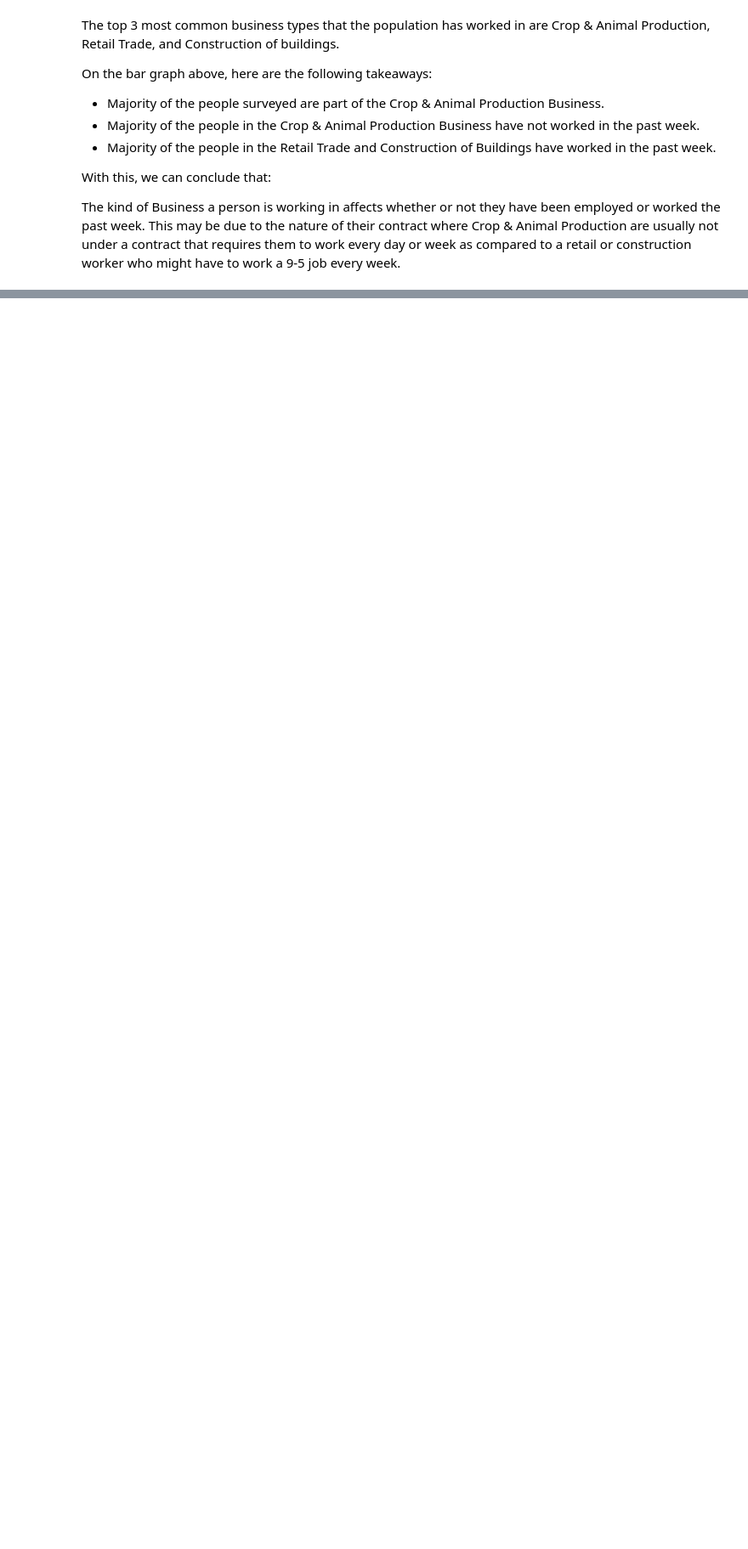
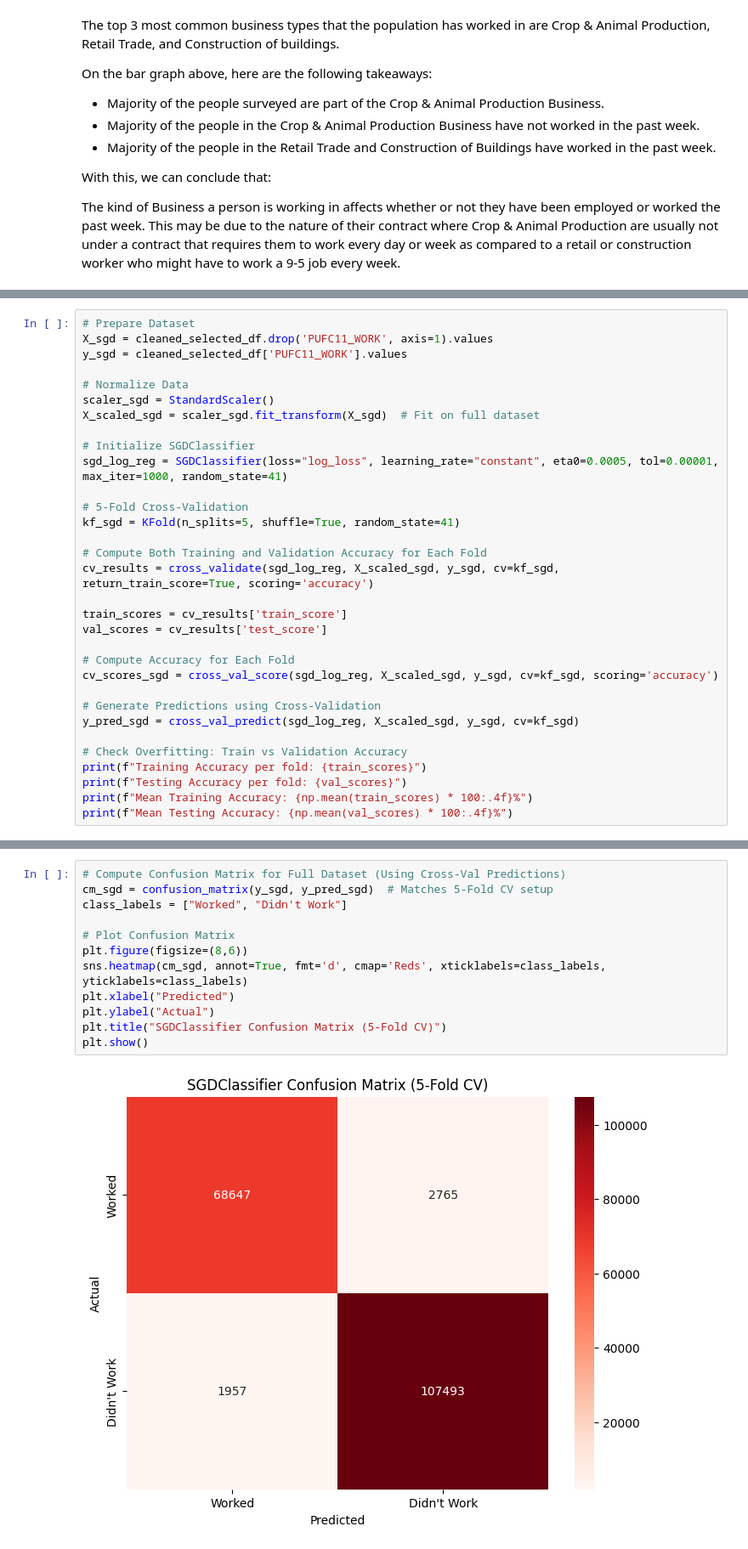
Before and after one commit to MatthewHeinz/STINTSY_MCO1, a Jupyter notebook: MCO1.ipynb, the cells around one changed output, grey strips where cells are left out. Shown at 85% size. Cells and saved outputs as stored; diff of their text form; blank space fills up the shorter version.

Commit message:
Merged EDA with 3 models' initial training and improvements

```diff
--- a/MCO1.ipynb
+++ b/MCO1.ipynb
@@ -1152,0 +920,32 @@ visualizations.
+# %%
+# Prepare Dataset
+X_sgd = cleaned_selected_df.drop('PUFC11_WORK', axis=1).values
+y_sgd = cleaned_selected_df['PUFC11_WORK'].values
+
+# Normalize Data
+scaler_sgd = StandardScaler()
+X_scaled_sgd = scaler_sgd.fit_transform(X_sgd)  # Fit on full dataset
+
+# Initialize SGDClassifier
+sgd_log_reg = SGDClassifier(loss="log_loss", learning_rate="constant", eta0=0.0005, tol=0.00001, max_iter=1000, random_state=41)
+
+# 5-Fold Cross-Validation
+kf_sgd = KFold(n_splits=5, shuffle=True, random_state=41)
+
+# Compute Both Training and Validation Accuracy for Each Fold
+cv_results = cross_validate(sgd_log_reg, X_scaled_sgd, y_sgd, cv=kf_sgd, return_train_score=True, scoring='accuracy')
+
+train_scores = cv_results['train_score']
+val_scores = cv_results['test_score']
+
+# Compute Accuracy for Each Fold
+cv_scores_sgd = cross_val_score(sgd_log_reg, X_scaled_sgd, y_sgd, cv=kf_sgd, scoring='accuracy')
+
+# Generate Predictions using Cross-Validation
+y_pred_sgd = cross_val_predict(sgd_log_reg, X_scaled_sgd, y_sgd, cv=kf_sgd)
+
+# Check Overfitting: Train vs Validation Accuracy
+print(f"Training Accuracy per fold: {train_scores}")
+print(f"Testing Accuracy per fold: {val_scores}")
+print(f"Mean Training Accuracy: {np.mean(train_scores) * 100:.4f}%")
+print(f"Mean Testing Accuracy: {np.mean(val_scores) * 100:.4f}%")
@@ -1152,0 +1201,14 @@ visualizations.
+# %%
+# Compute Confusion Matrix for Full Dataset (Using Cross-Val Predictions)
+cm_sgd = confusion_matrix(y_sgd, y_pred_sgd)  # Matches 5-Fold CV setup
+class_labels = ["Worked", "Didn't Work"]
+
+# Plot Confusion Matrix
+plt.figure(figsize=(8,6))
+sns.heatmap(cm_sgd, annot=True, fmt='d', cmap='Reds', xticklabels=class_labels, yticklabels=class_labels)
+plt.xlabel("Predicted")
+plt.ylabel("Actual")
+plt.title("SGDClassifier Confusion Matrix (5-Fold CV)")
+plt.show()
+# %% [output]
+[figure, added]
```
Also changed, not shown: parts of 108 cells of this notebook.
